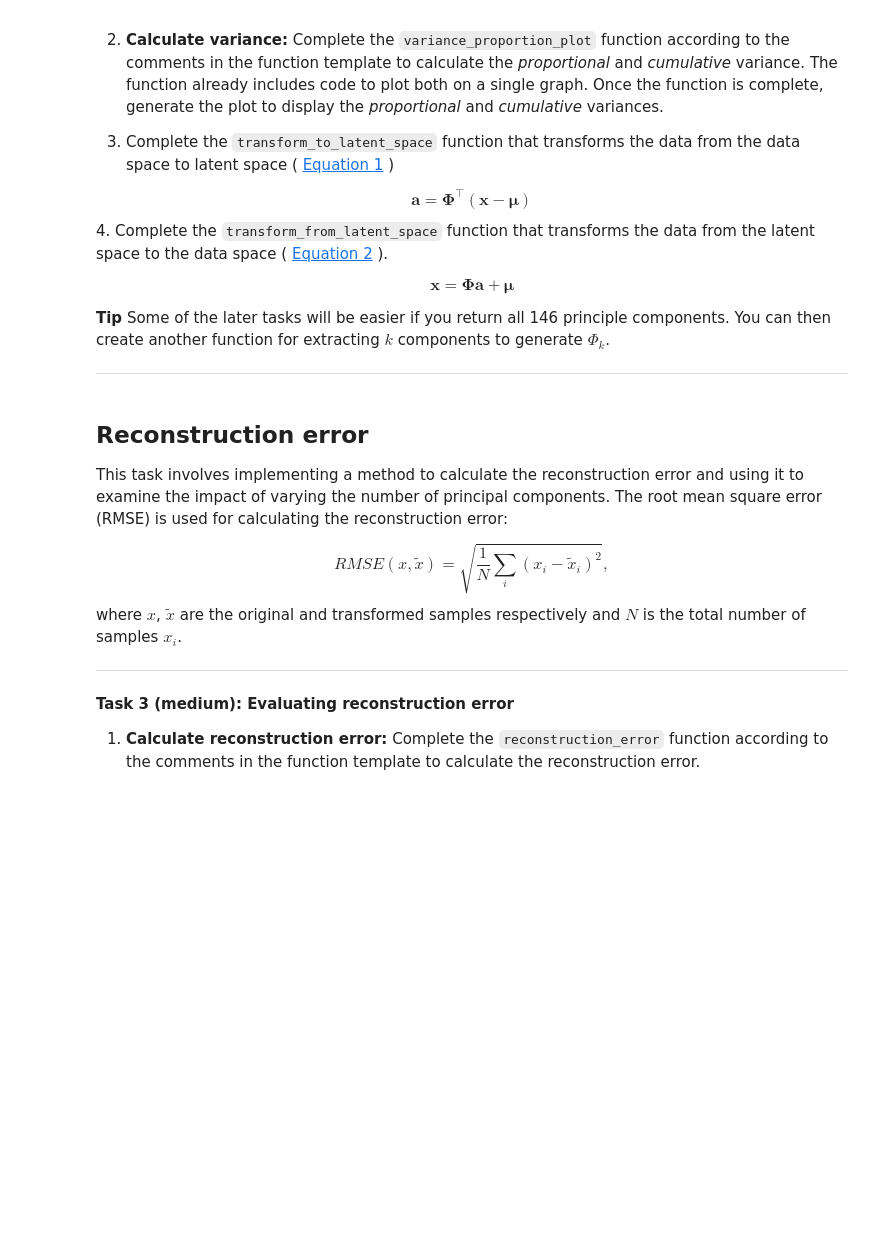
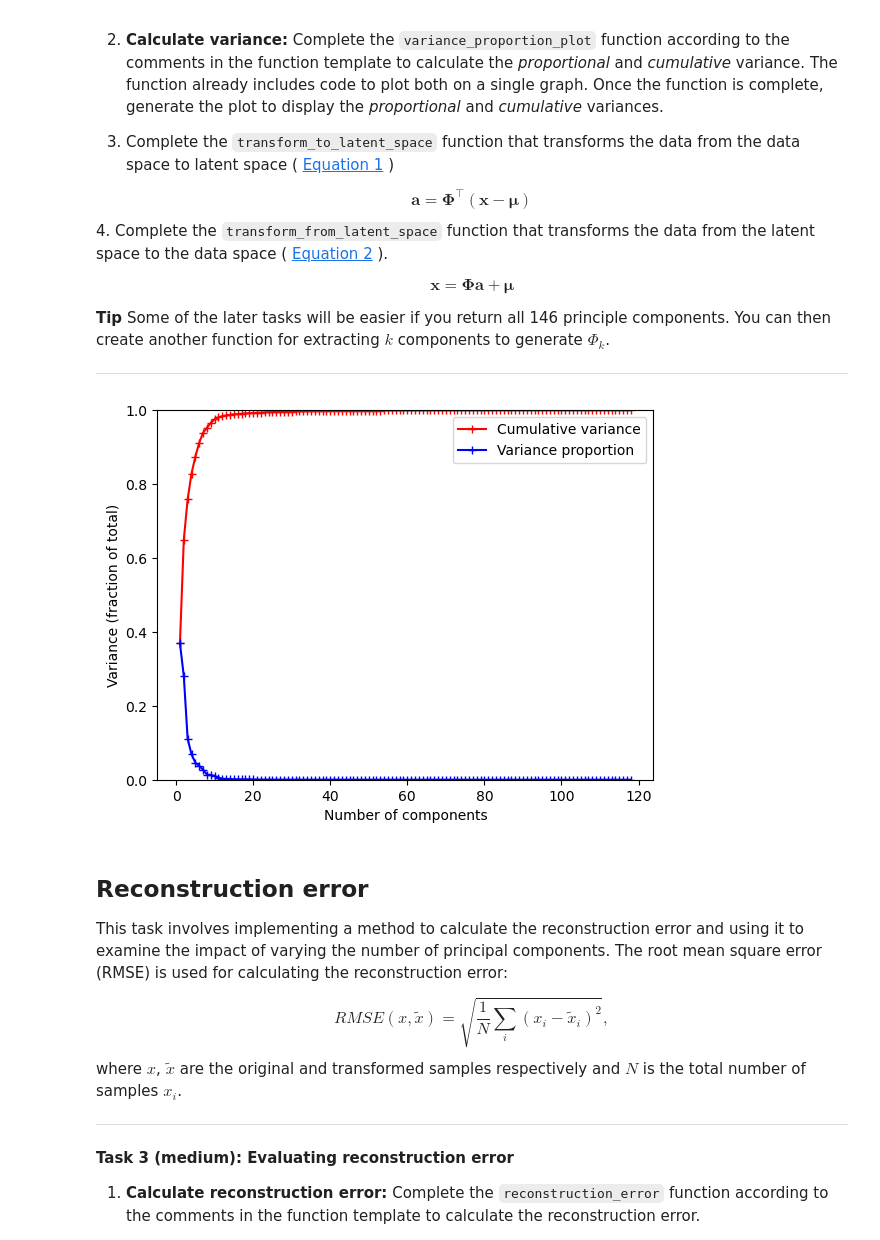
Before and after one commit to nselpriv/ml-assignment-2, a Jupyter notebook: W11/01-pca_intro.ipynb, the cells around one changed output. Cells and saved outputs as stored; diff of their text form; code cells hidden in the pictures; blank space fills up the shorter version.

```diff
--- a/W11/01-pca_intro.ipynb
+++ b/W11/01-pca_intro.ipynb
@@ -147,8 +149,19 @@ def get_principle_components(X):
         corresponding eigenvalues, and mu is a D-element array containing the mean
         vector.
     """
-    # Write solutions here
-    ...
+    mean_vector = np.mean(X, axis=0)
+
+    center_data = X - mean_vector
+
+    covariance_matrix = np.cov(center_data, rowvar=False)
+
+    eigenvalues, eigenvectors = np.linalg.eigh(covariance_matrix)
+
+    sorted = np.argsort(eigenvalues)[::-1]
+    eigenvalues = eigenvalues[sorted]
+    eigenvectors = eigenvectors[:, sorted]
+
+    return eigenvectors, eigenvalues, mean_vector
 
 
 ## 2
@@ -165,11 +178,11 @@ def variance_proportion_plot(pc_values, max=1):
         None. Displays a plot of cumulative and individual variance proportions.
     """
     # Calculate total variance, cumulative variance, and individual variance proportions
-    total = None # write your solution here
-    cumulative = None # write your solution here
-    proportion = None # write your solution here
+    total = np.sum(pc_values)
+    cumulative = np.cumsum(pc_values) / total
+    proportion = cumulative
     # Individual variance proportion for each component
-    each = None # write your solution here
+    each = pc_values / total
 
 
     # Find the minimum number of components required to reach the desired cumulative variance
@@ -206,37 +219,40 @@ def transform_to_latent_space(X, principle_components, mu):
     """Transforms X to an k-dimensional space where k is the number of
     principle_components.
 
     Args:
         X: The dataset. An NxD array were N are the number of samples and M are
         the number of features.
         principle_components: An Dxk matrix containing the principle
         components.
         mu: A D-element array containing the mean vector.
 
     Returns:
         A Nxk array describing the transformed data.
     """
-    # Write solutions here
-    ...
+
+    a = np.dot((X - mu),principle_components )
+
+    return a
 
 
 ## 4
 
 def transform_from_latent_space(v, principle_components, mu):
     """Reverses the dimensionality reduction of v, a Nxk matrix where
     k is the number of principle components. The result is a NxD matrix.
 
     Args:
         v: The transformed (latent space) dataset with size Nxk.
         principle_components: An Dxk matrix containing the principle
         components.
         mu: A D-element array containing the mean vector.
 
     Returns:
         An NxD array reconstruction of the original feature vectors X.
     """
-    # Write solutions here
-    ...
+    return np.dot(v,principle_components.T) + mu
+# %% [output]
+[figure, added]
 # %% [markdown]
 ## Reconstruction error
 This task involves implementing a method to calculate the reconstruction error and using it to examine the impact of varying the number of principal components. The root mean square error (RMSE) is used for calculating the reconstruction error:
```
Also changed, not shown: parts of 2 cells of this notebook.
